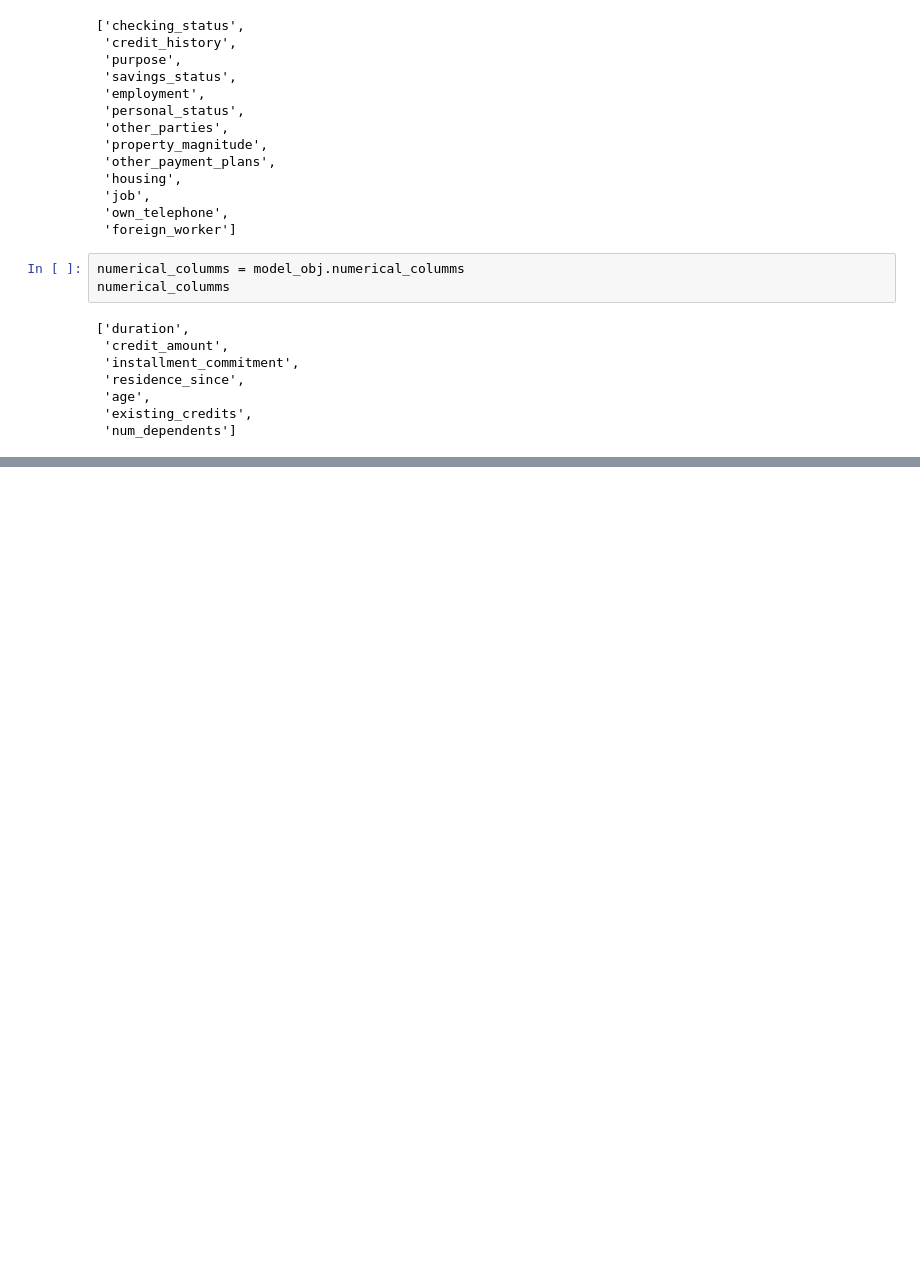
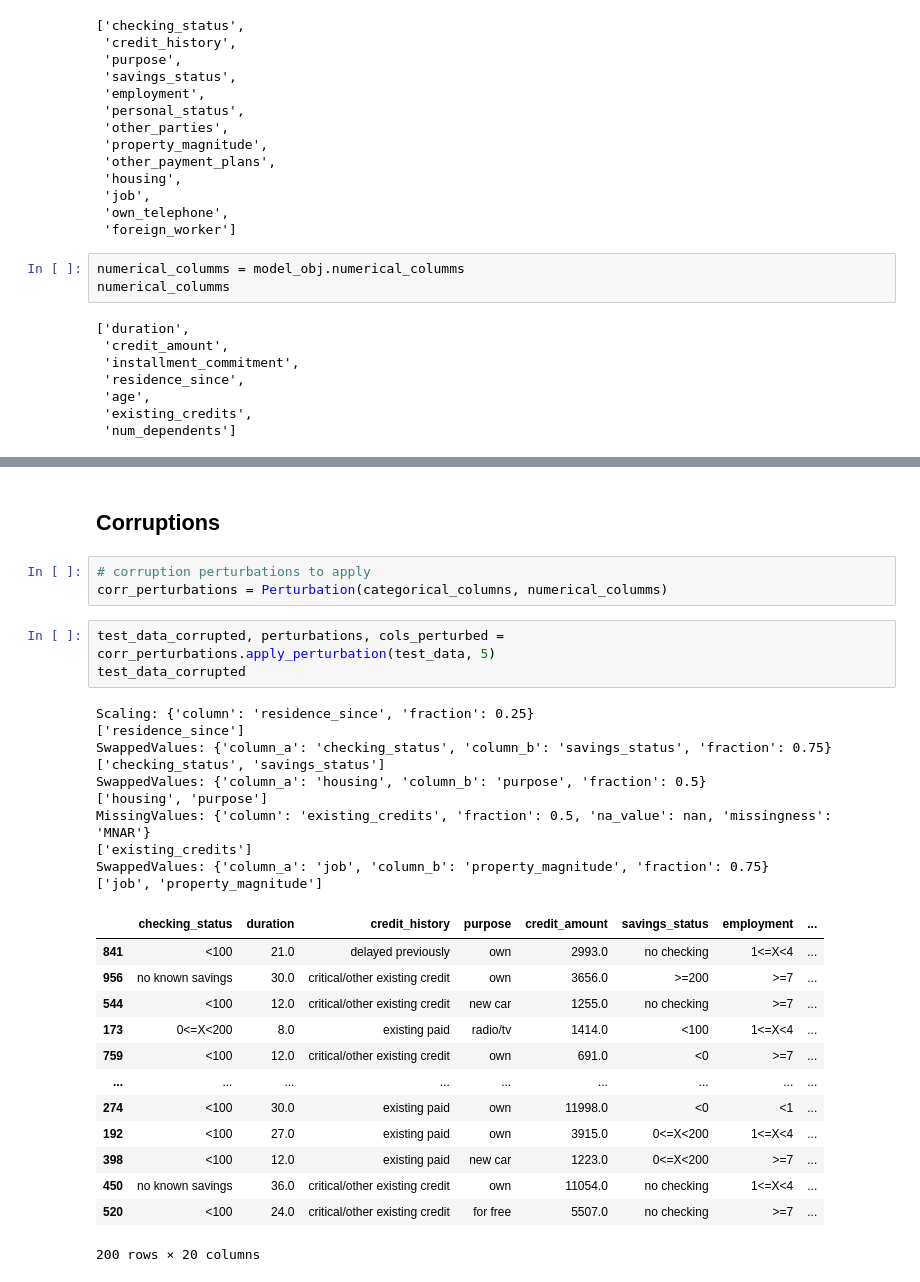
Before and after one commit to SharmaRupali/jenga, a Jupyter notebook: experimental_setup_refined_classes.ipynb, the cells around one changed output, grey strips where cells are left out. Saved outputs shown, nothing was run; the diff lists cells and outputs as text; blank space fills up the shorter version.

Commit message:
updated model part + added corruptions and cleaning parts

```diff
--- a/experimental_setup_refined_classes.ipynb
+++ b/experimental_setup_refined_classes.ipynb
@@ -199,0 +202,32 @@ Fitting 5 folds for each of 12 candidates, totalling 60 fits
+# %% [markdown]
+## Corruptions
+# %%
+# corruption perturbations to apply
+corr_perturbations = Perturbation(categorical_columns, numerical_columms)
+# %%
+test_data_corrupted, perturbations, cols_perturbed = corr_perturbations.apply_perturbation(test_data, 5)
+test_data_corrupted
+# %% [output]
+Scaling: {'column': 'residence_since', 'fraction': 0.25}
+['residence_since']
+SwappedValues: {'column_a': 'checking_status', 'column_b': 'savings_status', 'fraction': 0.75}
+['checking_status', 'savings_status']
+SwappedValues: {'column_a': 'housing', 'column_b': 'purpose', 'fraction': 0.5}
+['housing', 'purpose']
+MissingValues: {'column': 'existing_credits', 'fraction': 0.5, 'na_value': nan, 'missingness': 'MNAR'}
+['existing_credits']
+SwappedValues: {'column_a': 'job', 'column_b': 'property_magnitude', 'fraction': 0.75}
+['job', 'property_magnitude']
+|  | checking_status | duration | credit_history | purpose | credit_amount | savings_status | employment | ... |
+| 841 | <100 | 21.0 | delayed previously | own | 2993.0 | no checking | 1<=X<4 | ... |
+| 956 | no known savings | 30.0 | critical/other existing credit | own | 3656.0 | >=200 | >=7 | ... |
+| 544 | <100 | 12.0 | critical/other existing credit | new car | 1255.0 | no checking | >=7 | ... |
+| 173 | 0<=X<200 | 8.0 | existing paid | radio/tv | 1414.0 | <100 | 1<=X<4 | ... |
+| 759 | <100 | 12.0 | critical/other existing credit | own | 691.0 | <0 | >=7 | ... |
+| ... | ... | ... | ... | ... | ... | ... | ... | ... |
+| 274 | <100 | 30.0 | existing paid | own | 11998.0 | <0 | <1 | ... |
+| 192 | <100 | 27.0 | existing paid | own | 3915.0 | 0<=X<200 | 1<=X<4 | ... |
+| 398 | <100 | 12.0 | existing paid | new car | 1223.0 | 0<=X<200 | >=7 | ... |
+| 450 | no known savings | 36.0 | critical/other existing credit | own | 11054.0 | no checking | 1<=X<4 | ... |
+| 520 | <100 | 24.0 | critical/other existing credit | for free | 5507.0 | no checking | >=7 | ... |
+200 rows × 20 columns
```
Also changed, not shown: parts of 12 cells of this notebook.
